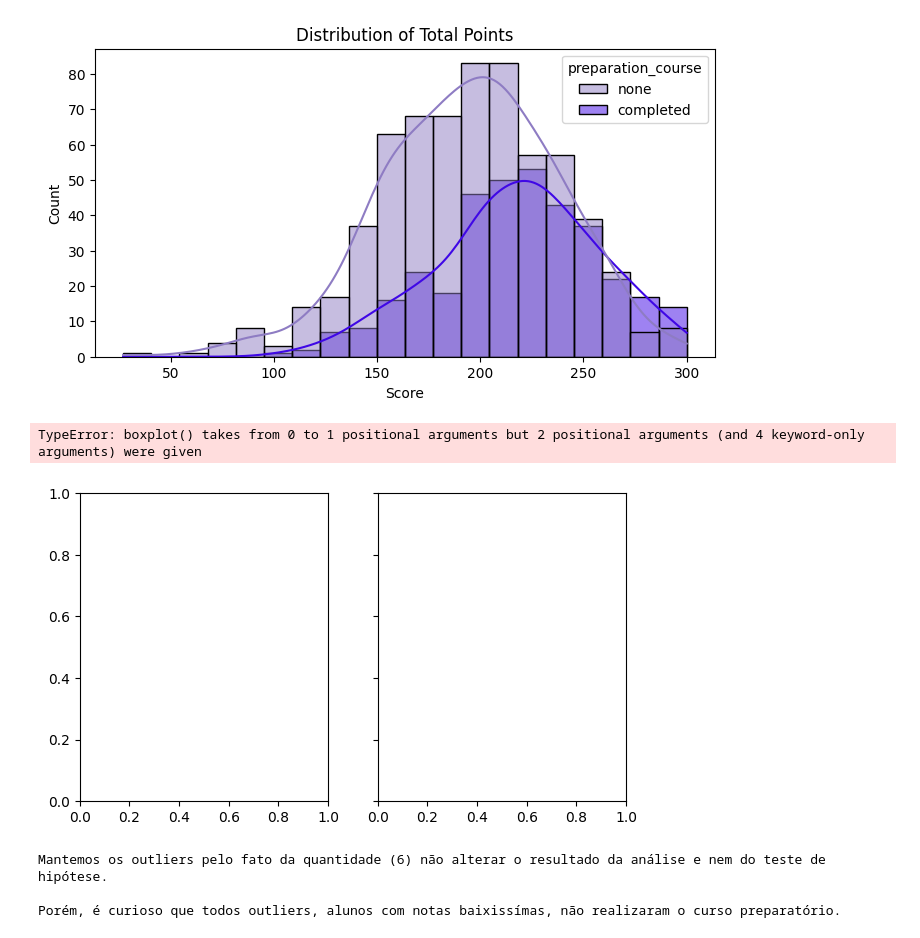
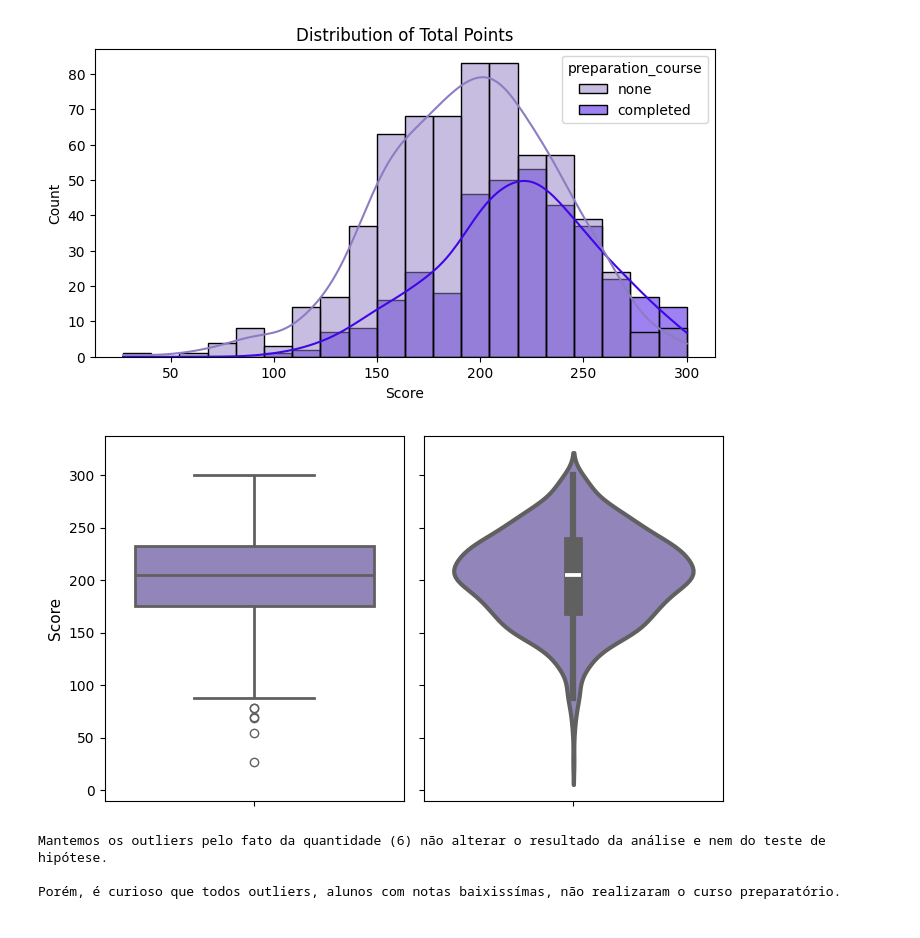
Before and after one commit to tainahguerras/Estatistica-ADA-Santander, a Jupyter notebook: projeto_estatistico.ipynb, the cells around one changed output. Drawn from its saved outputs; the diff is of its cells as text; code cells hidden in the pictures.

```diff
--- a/projeto_estatistico.ipynb
+++ b/projeto_estatistico.ipynb
@@ -140,10 +140,9 @@ fns.create_histogram(data['score_sum'], data['preparation_course'], 'Distributio
 # %% [output]
 [figure]
 # %%
-fns.create_violin_boxplot(data=data['score_sum'], hue=data['preparation_course'] ,title='', ylabel='Score', size = (7.05,4))
+fns.create_violin_boxplot(data=data['score_sum'], title='', ylabel='Score', size = (7.05,4))
 # %% [output]
-TypeError: boxplot() takes from 0 to 1 positional arguments but 2 positional arguments (and 4 keyword-only arguments) were given
-[figure, old version]
+[figure, new version]
 # %%
 # Identificando os Outliers
 iqr = data['score_sum'].quantile(.75) - data['score_sum'].quantile(.25)
```
Also changed, not shown: 1 other file.
